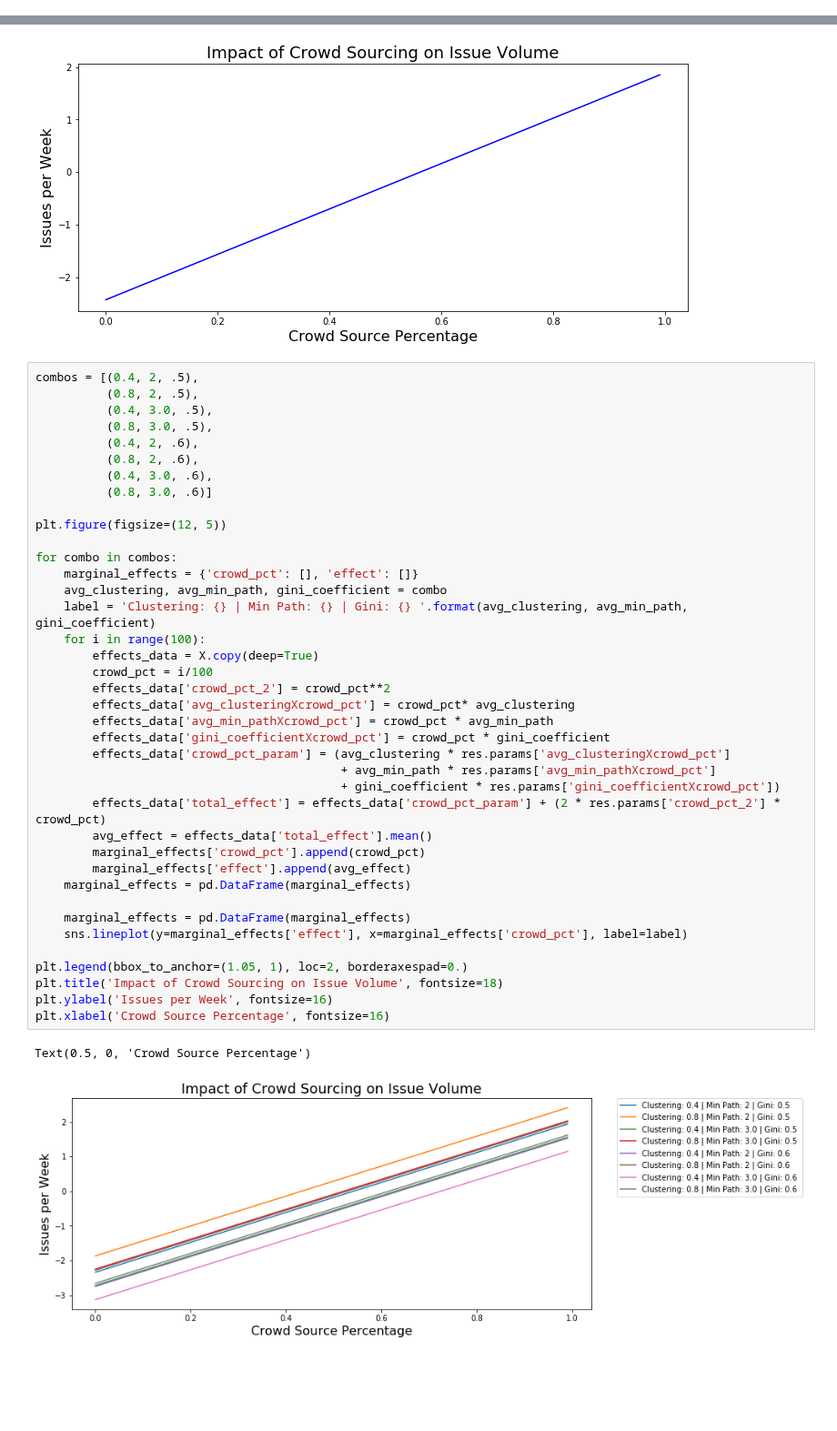
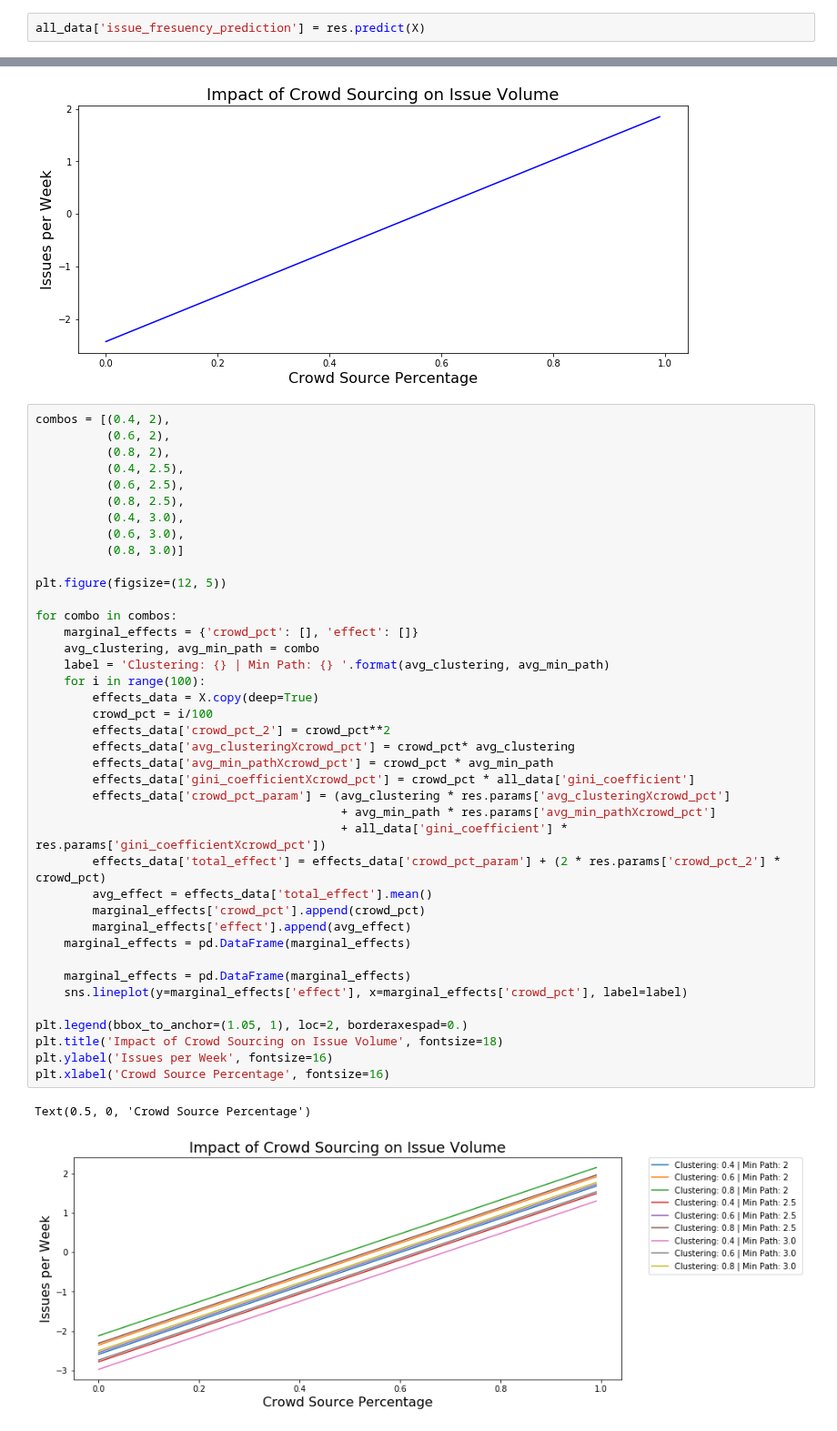
Before and after one commit to MthwRobinson/dissertation-research, a Jupyter notebook: research-notebooks/2-journal-article.ipynb, the cells around one changed output, grey strips where cells are left out. Shown at 91% size. Drawn from its saved outputs; the diff is of its cells as text; blank space fills up the shorter version.

```diff
--- a/research-notebooks/2-journal-article.ipynb
+++ b/research-notebooks/2-journal-article.ipynb
@@ -480,6 +482,8 @@ Warnings:
 [1] Standard Errors assume that the covariance matrix of the errors is correctly specified.
 [2] The condition number is large, 2.11e+07. This might indicate that there are
 strong multicollinearity or other numerical problems.
+# %%
+all_data['issue_fresuency_prediction'] = res.predict(X)
 # %%
 plt.figure(figsize=(12, 5))
 sns.distplot(res.resid, kde=False, color='blue', bins=50)
@@ -528,44 +532,45 @@ plt.xlabel('Crowd Source Percentage', fontsize=16)
 Text(0.5, 0, 'Crowd Source Percentage')
 [figure]
 # %%
-combos = [(0.4, 2, .5),
-          (0.8, 2, .5),
-          (0.4, 3.0, .5),
-          (0.8, 3.0, .5),
-          (0.4, 2, .6),
-          (0.8, 2, .6),
-          (0.4, 3.0, .6),
-          (0.8, 3.0, .6)]
+combos = [(0.4, 2),
+          (0.6, 2),
+          (0.8, 2),
+          (0.4, 2.5),
+          (0.6, 2.5),
+          (0.8, 2.5),
+          (0.4, 3.0),
+          (0.6, 3.0),
+          (0.8, 3.0)]
 
 plt.figure(figsize=(12, 5))
 
 for combo in combos:
     marginal_effects = {'crowd_pct': [], 'effect': []}
-    avg_clustering, avg_min_path, gini_coefficient = combo
-    label = 'Clustering: {} | Min Path: {} | Gini: {} '.format(avg_clustering, avg_min_path, gini_coefficient)
+    avg_clustering, avg_min_path = combo
+    label = 'Clustering: {} | Min Path: {} '.format(avg_clustering, avg_min_path)
     for i in range(100):
         effects_data = X.copy(deep=True)
         crowd_pct = i/100
         effects_data['crowd_pct_2'] = crowd_pct**2
         effects_data['avg_clusteringXcrowd_pct'] = crowd_pct* avg_clustering
         effects_data['avg_min_pathXcrowd_pct'] = crowd_pct * avg_min_path
-        effects_data['gini_coefficientXcrowd_pct'] = crowd_pct * gini_coefficient
+        effects_data['gini_coefficientXcrowd_pct'] = crowd_pct * all_data['gini_coefficient']
         effects_data['crowd_pct_param'] = (avg_clustering * res.params['avg_clusteringXcrowd_pct']
                                            + avg_min_path * res.params['avg_min_pathXcrowd_pct']
-                                           + gini_coefficient * res.params['gini_coefficientXcrowd_pct'])
+                                           + all_data['gini_coefficient'] * res.params['gini_coefficientXcrowd_pct'])
         effects_data['total_effect'] = effects_data['crowd_pct_param'] + (2 * res.params['crowd_pct_2'] * crowd_pct)
         avg_effect = effects_data['total_effect'].mean()
         marginal_effects['crowd_pct'].append(crowd_pct)
         marginal_effects['effect'].append(avg_effect)
     marginal_effects = pd.DataFrame(marginal_effects)
 
     marginal_effects = pd.DataFrame(marginal_effects)
     sns.lineplot(y=marginal_effects['effect'], x=marginal_effects['crowd_pct'], label=label)
 
 plt.legend(bbox_to_anchor=(1.05, 1), loc=2, borderaxespad=0.)
 plt.title('Impact of Crowd Sourcing on Issue Volume', fontsize=18)
 plt.ylabel('Issues per Week', fontsize=16)
 plt.xlabel('Crowd Source Percentage', fontsize=16)
 # %% [output]
 Text(0.5, 0, 'Crowd Source Percentage')
-[figure, old version]
+[figure, new version]
```
Also changed, not shown: parts of 13 cells of this notebook.
